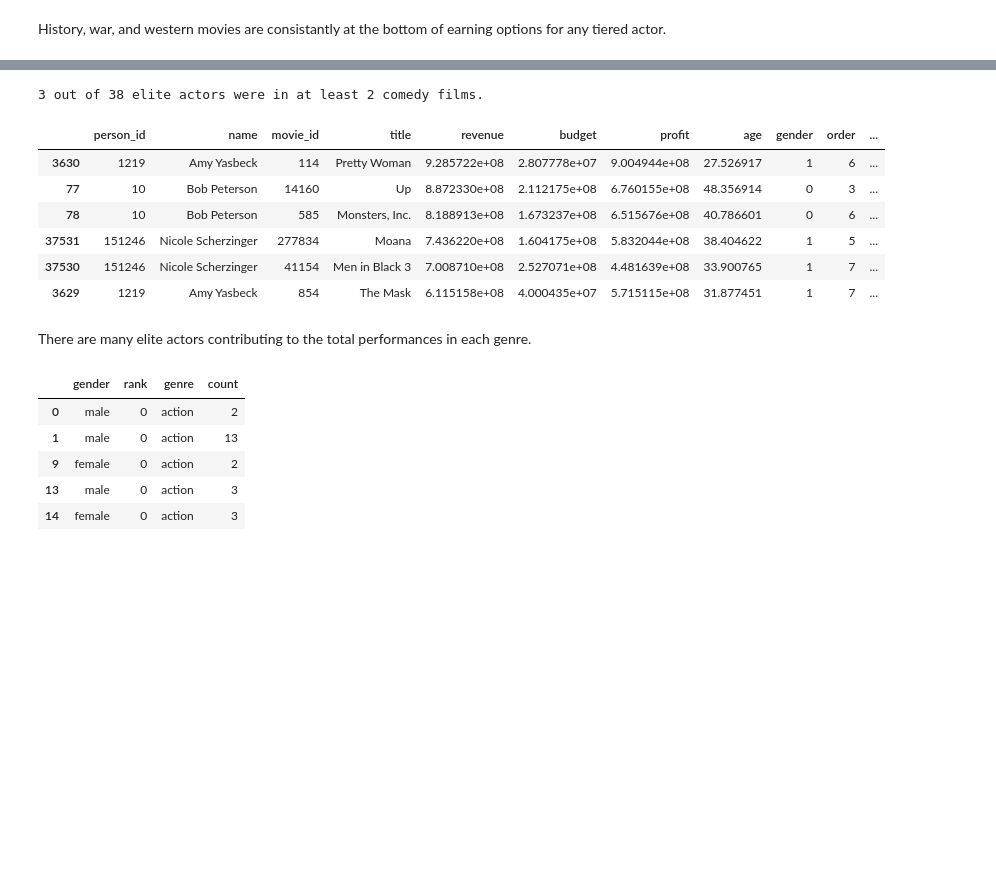
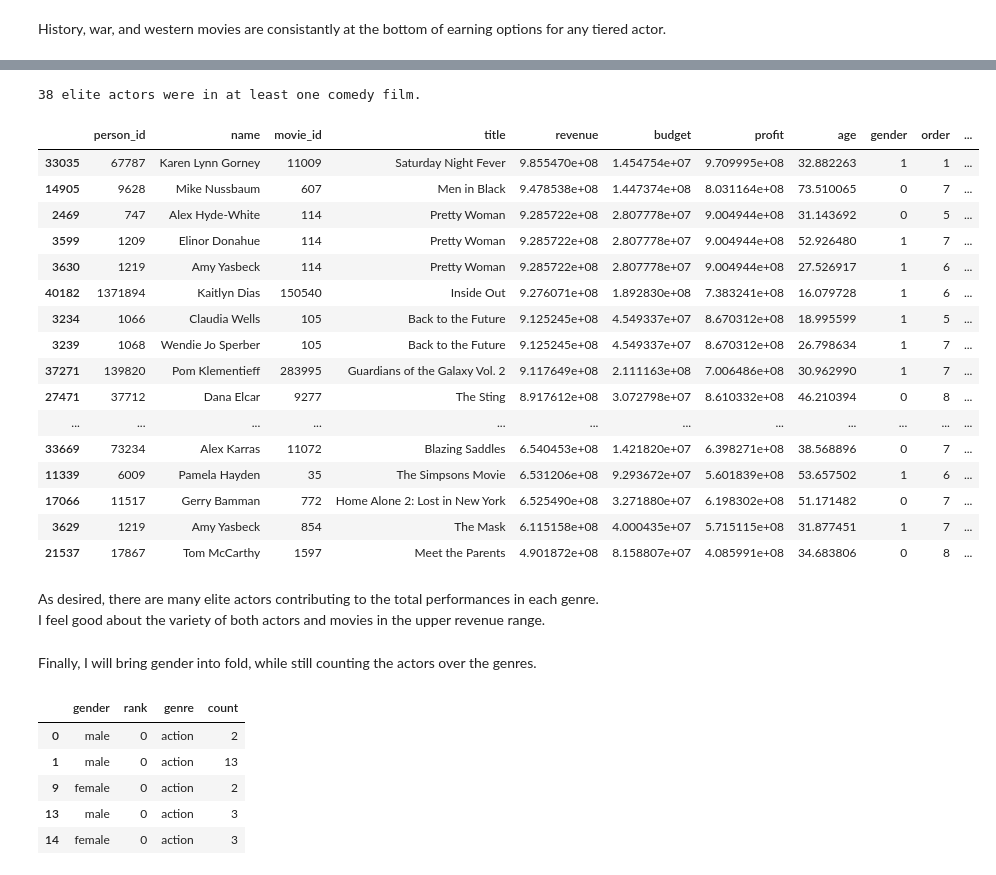
Before and after one commit to christianspybrook/movie_actor_tree_ensembles, a Jupyter notebook: data_story/capstone2_data_story_optimized_target.ipynb, the cells around one changed output, grey strips where cells are left out. Cells and saved outputs as stored; diff of their text form; code cells hidden in the pictures; blank space fills up the shorter version.

Commit message:
Update capstone 2 data story optimized target nb

```diff
--- a/data_story/capstone2_data_story_optimized_target.ipynb
+++ b/data_story/capstone2_data_story_optimized_target.ipynb
@@ -26,7 +35,7 @@ This is your color palette...
 my_palette = ['xkcd:' + c for c in mp.my_colors]
 # %%
 # read in dataset
-df = pd.read_json('../data_wrangling/data/capstone2_optimized_target_ds.json')
+df = pd.read_json('../data/capstone2_optimized_target_ds.json')
 # %%
 # observe dataset dimensionality
 df.shape
@@ -379,0 +212,4 @@ plt.title('User Rating Count Distributions');
+# %%
+# read in full actor reference dataset
+actor_df = pd.read_json('../data/capstone2_optimized_target_ref.json')
+actor_df.head(8)
@@ -379,0 +308,5 @@ plt.title('User Rating Count Distributions');
+# %%
+# set DataFrame index names
+df.index.name = 'all_actors'
+top_df.index.name = 'top_actors'
+elite_df.index.name = 'elite_actors'
@@ -485,15 +753,18 @@ def sort_elite_genre(genre, least_num_movies=1, gender=''):
     # get count of elite actors in at least one movie in genre
     num_elite = len(
         any_movies_df[any_movies_df[genre] > 0]['name'].unique())
+    word = genre.split('_')
+    if len(word) > 1:
+        genre = word[0] + ' ' + word[1]
     if gender != '':
         gender = gender + ' '
     if least_num_movies >= 2:
         print(
             num_multiple_elite, 'out of',
-            num_elite, 'elite ' + gender + 'actors were in at least',
-            least_num_movies, genre, 'films.')
+            num_elite, 'elite ' + gender + 'actors in', genre, 'films, were in at least',
+            least_num_movies, 'of them.')
     else:
         print(
-            num_elite, 'elite ' + gender + 'actors were at least one', genre, 'film.')
+            num_elite, 'elite ' + gender + 'actors were in at least one', genre, 'film.')
 
     return elite_genre_df
@@ -556,17 +870,30 @@ The Fantastic Beasts series must be purely an adventure movie.
 # %%
 # show elite actors appearing in movies by genre
-sort_elite_genre('comedy', least_num_movies=2)
+sort_elite_genre('comedy', least_num_movies=1)
 # %% [output]
-3 out of 38 elite actors were in at least 2 comedy films.
+38 elite actors were in at least one comedy film.
 |  | person_id | name | movie_id | title | revenue | budget | profit | age | gender | order | ... |
+| 33035 | 67787 | Karen Lynn Gorney | 11009 | Saturday Night Fever | 9.855470e+08 | 1.454754e+07 | 9.709995e+08 | 32.882263 | 1 | 1 | ... |
+| 14905 | 9628 | Mike Nussbaum | 607 | Men in Black | 9.478538e+08 | 1.447374e+08 | 8.031164e+08 | 73.510065 | 0 | 7 | ... |
+| 2469 | 747 | Alex Hyde-White | 114 | Pretty Woman | 9.285722e+08 | 2.807778e+07 | 9.004944e+08 | 31.143692 | 0 | 5 | ... |
+| 3599 | 1209 | Elinor Donahue | 114 | Pretty Woman | 9.285722e+08 | 2.807778e+07 | 9.004944e+08 | 52.926480 | 1 | 7 | ... |
 | 3630 | 1219 | Amy Yasbeck | 114 | Pretty Woman | 9.285722e+08 | 2.807778e+07 | 9.004944e+08 | 27.526917 | 1 | 6 | ... |
-| 77 | 10 | Bob Peterson | 14160 | Up | 8.872330e+08 | 2.112175e+08 | 6.760155e+08 | 48.356914 | 0 | 3 | ... |
-| 78 | 10 | Bob Peterson | 585 | Monsters, Inc. | 8.188913e+08 | 1.673237e+08 | 6.515676e+08 | 40.786601 | 0 | 6 | ... |
-| 37531 | 151246 | Nicole Scherzinger | 277834 | Moana | 7.436220e+08 | 1.604175e+08 | 5.832044e+08 | 38.404622 | 1 | 5 | ... |
-| 37530 | 151246 | Nicole Scherzinger | 41154 | Men in Black 3 | 7.008710e+08 | 2.527071e+08 | 4.481639e+08 | 33.900765 | 1 | 7 | ... |
+| 40182 | 1371894 | Kaitlyn Dias | 150540 | Inside Out | 9.276071e+08 | 1.892830e+08 | 7.383241e+08 | 16.079728 | 1 | 6 | ... |
+| 3234 | 1066 | Claudia Wells | 105 | Back to the Future | 9.125245e+08 | 4.549337e+07 | 8.670312e+08 | 18.995599 | 1 | 5 | ... |
+| 3239 | 1068 | Wendie Jo Sperber | 105 | Back to the Future | 9.125245e+08 | 4.549337e+07 | 8.670312e+08 | 26.798634 | 1 | 7 | ... |
+| 37271 | 139820 | Pom Klementieff | 283995 | Guardians of the Galaxy Vol. 2 | 9.117649e+08 | 2.111163e+08 | 7.006486e+08 | 30.962990 | 1 | 7 | ... |
+| 27471 | 37712 | Dana Elcar | 9277 | The Sting | 8.917612e+08 | 3.072798e+07 | 8.610332e+08 | 46.210394 | 0 | 8 | ... |
+| ... | ... | ... | ... | ... | ... | ... | ... | ... | ... | ... | ... |
+| 33669 | 73234 | Alex Karras | 11072 | Blazing Saddles | 6.540453e+08 | 1.421820e+07 | 6.398271e+08 | 38.568896 | 0 | 7 | ... |
+| 11339 | 6009 | Pamela Hayden | 35 | The Simpsons Movie | 6.531206e+08 | 9.293672e+07 | 5.601839e+08 | 53.657502 | 1 | 6 | ... |
+| 17066 | 11517 | Gerry Bamman | 772 | Home Alone 2: Lost in New York | 6.525490e+08 | 3.271880e+07 | 6.198302e+08 | 51.171482 | 0 | 7 | ... |
 | 3629 | 1219 | Amy Yasbeck | 854 | The Mask | 6.115158e+08 | 4.000435e+07 | 5.715115e+08 | 31.877451 | 1 | 7 | ... |
+| 21537 | 17867 | Tom McCarthy | 1597 | Meet the Parents | 4.901872e+08 | 8.158807e+07 | 4.085991e+08 | 34.683806 | 0 | 8 | ... |
 # %% [markdown]
-There are many elite actors contributing to the total performances in each genre.
+As desired, there are many elite actors contributing to the total performances in each genre.<br>
+I feel good about the variety of both actors and movies in the upper revenue range.
+# %% [markdown]
+Finally, I will bring gender into fold, while still counting the actors over the genres.
 # %%
 # combine genres into feature and sum over all actors
 gender_rank_df = pd.melt(df,
```
Also changed, not shown: parts of 132 cells of this notebook.
